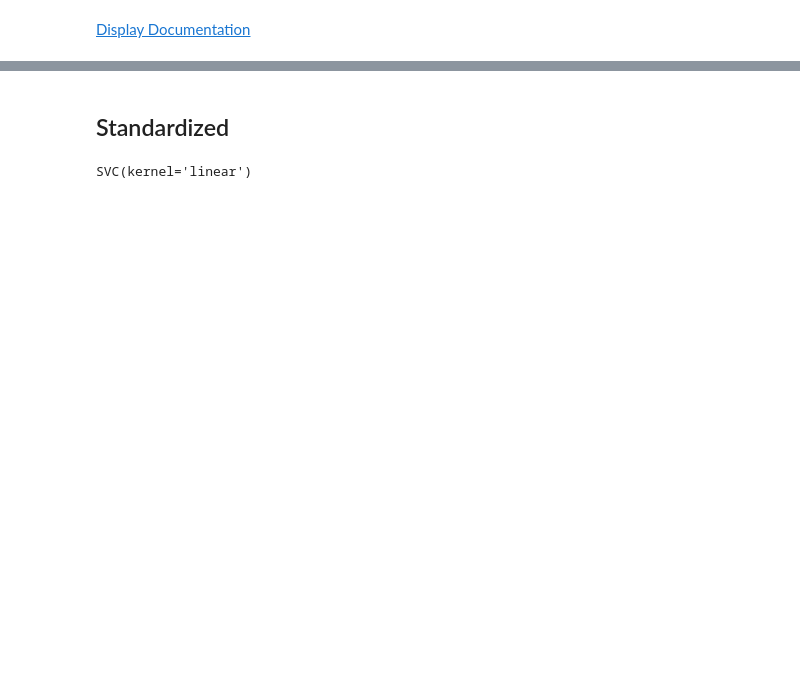
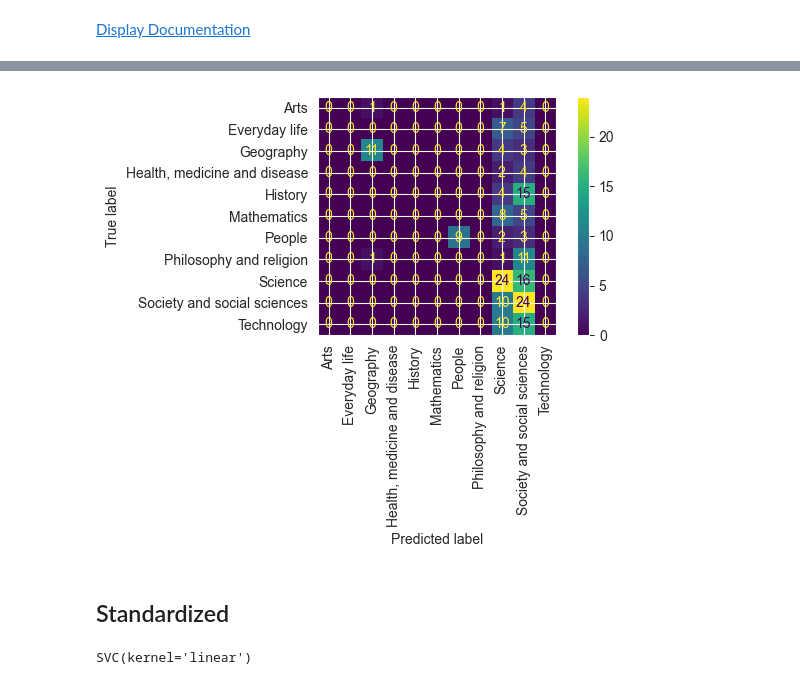
Before and after one commit to csupika/F21DL-Machine-Learning-Portfolio, a Jupyter notebook: lab3.ipynb, the cells around one changed output, grey strips where cells are left out. Cells and saved outputs as stored; diff of their text form; code cells hidden in the pictures; blank space fills up the shorter version.

```diff
--- a/lab3.ipynb
+++ b/lab3.ipynb
@@ -419,3 +432,12 @@ plt.tight_layout()
+# %%
+from sklearn.metrics import ConfusionMatrixDisplay
+
+disp = ConfusionMatrixDisplay(confusion_matrix=cmc, display_labels=svm_nrml.classes_)
+disp.plot(xticks_rotation=90)
+
+plt.tight_layout()
+# %% [output]
+[figure, added]
 # %% [markdown]
 ## Standardized
 # %%
```
Also changed, not shown: parts of 35 cells of this notebook.
